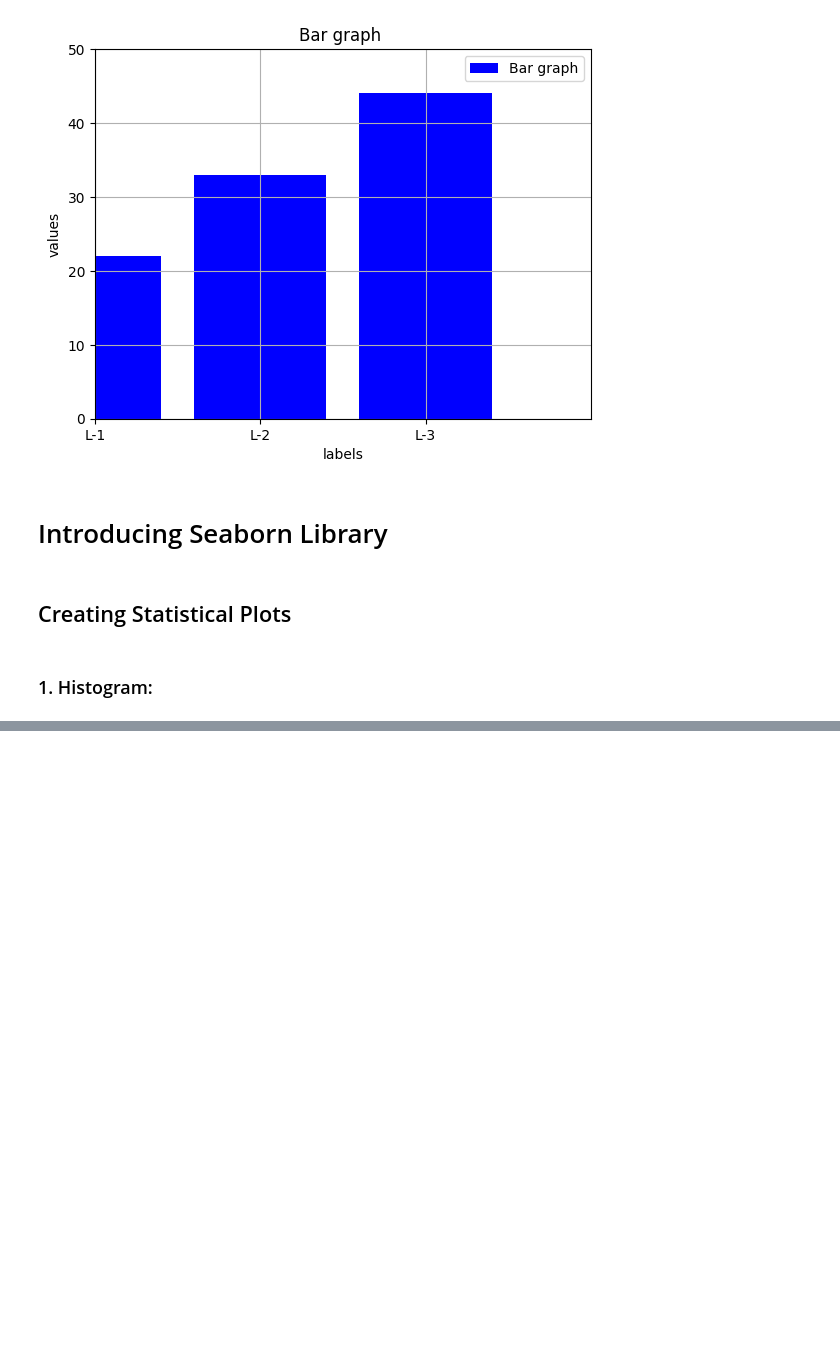
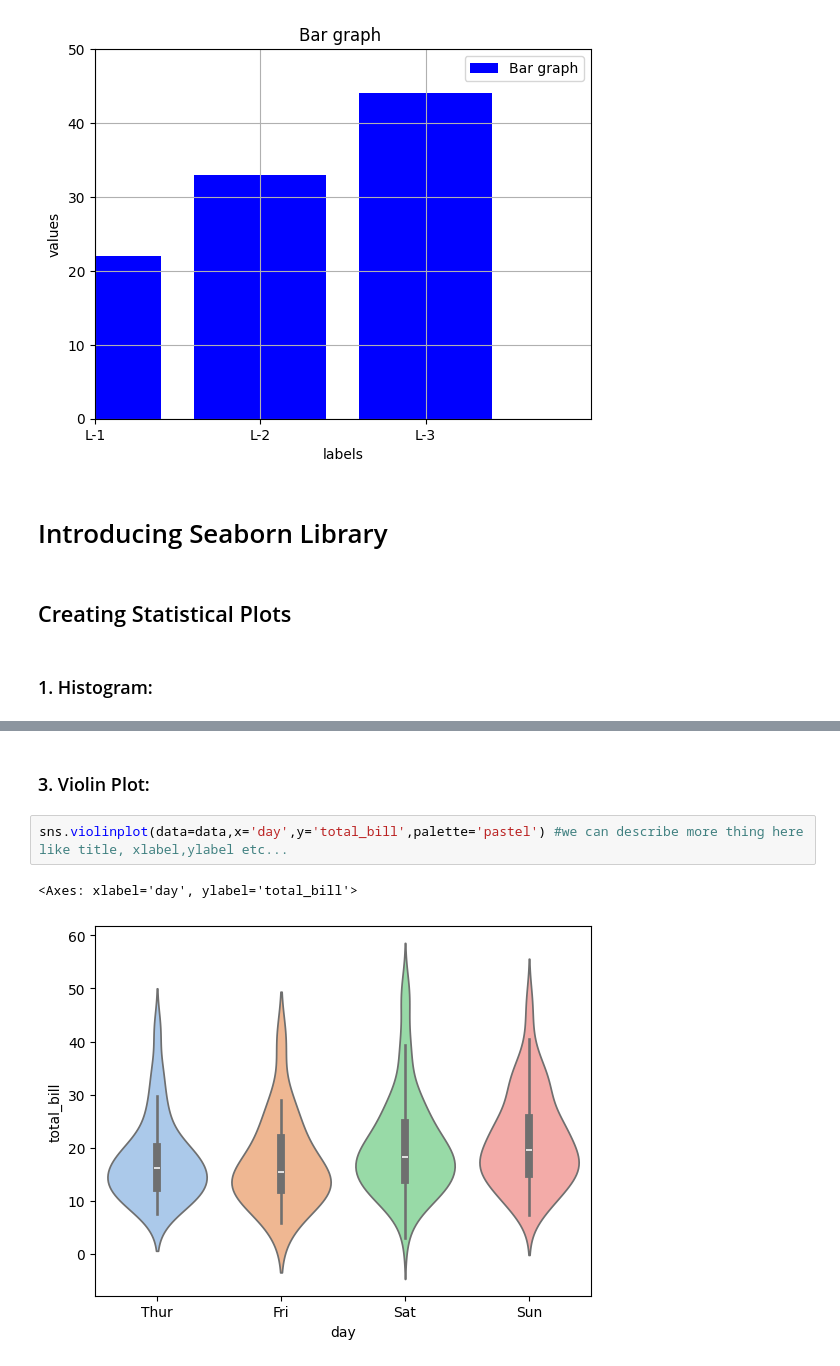
Before and after one commit to Devarshi2/Devarshi_LMS, a Jupyter notebook: Pandas_practice.ipynb, the cells around one changed output, grey strips where cells are left out. Drawn from its saved outputs; the diff is of its cells as text; blank space fills up the shorter version.

```diff
--- a/Pandas_practice.ipynb
+++ b/Pandas_practice.ipynb
@@ -559,0 +591,7 @@ plt.legend()
+# %% [markdown]
+### 3. Violin Plot:
+# %%
+sns.violinplot(data=data,x='day',y='total_bill',palette='pastel') #we can describe more thing here like title, xlabel,ylabel etc...
+# %% [output]
+<Axes: xlabel='day', ylabel='total_bill'>
+[figure, added]
```
Also changed, not shown: parts of 12 cells of this notebook.
